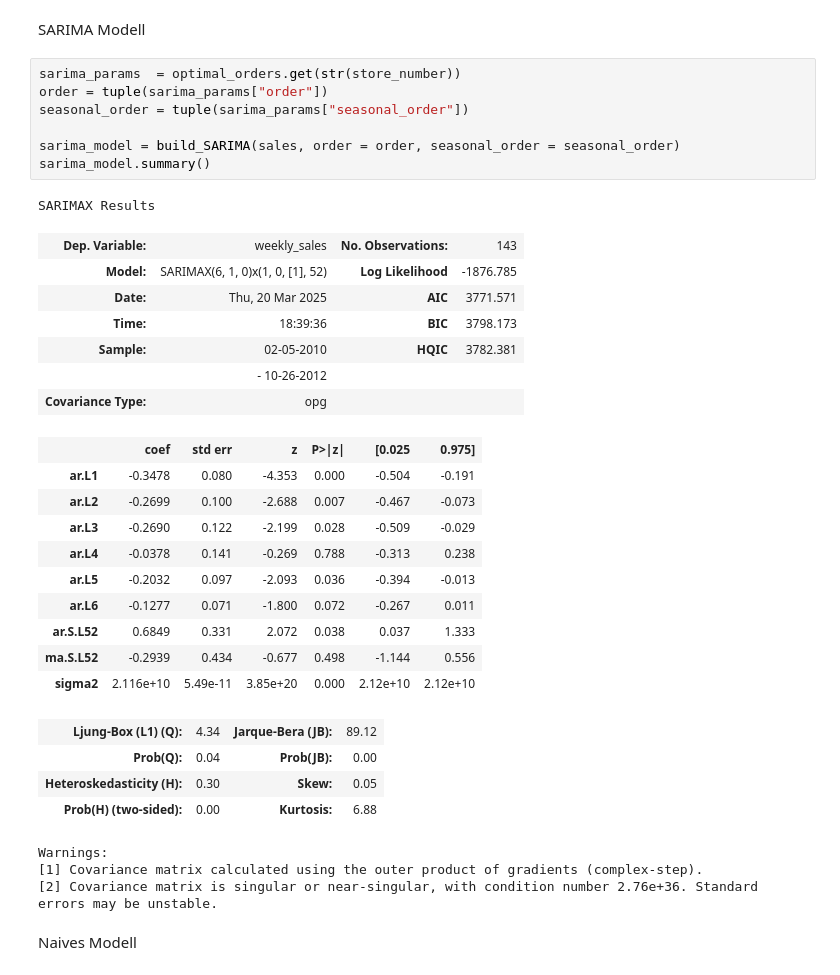
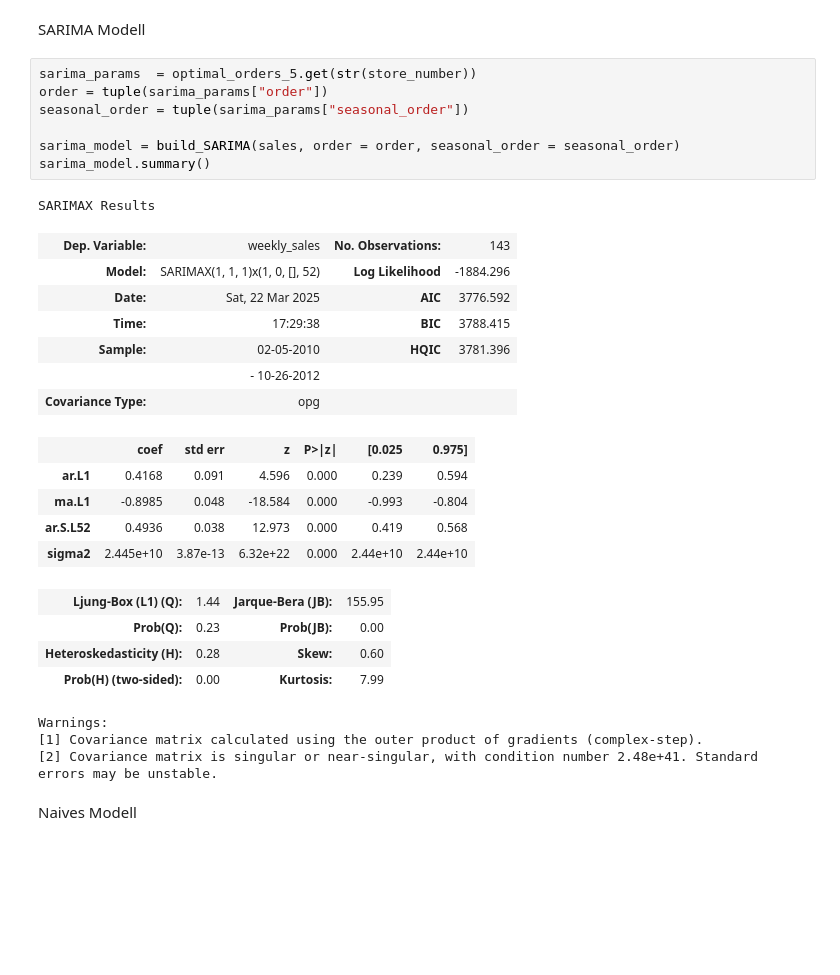
Before and after one commit to netalivo/Bachelor, a Jupyter notebook: main_single_store.ipynb, the cells around one changed output. Drawn from its saved outputs; the diff is of its cells as text; blank space fills up the shorter version.

```diff
--- a/main_single_store.ipynb
+++ b/main_single_store.ipynb
@@ -57,38 +56,33 @@ Seasonal
 # %% [markdown]
 SARIMA Modell
 # %%
-sarima_params  = optimal_orders.get(str(store_number))
+sarima_params  = optimal_orders_5.get(str(store_number))
 order = tuple(sarima_params["order"])
 seasonal_order = tuple(sarima_params["seasonal_order"])
 
 sarima_model = build_SARIMA(sales, order = order, seasonal_order = seasonal_order)
 sarima_model.summary()
 # %% [output]
 SARIMAX Results
 | Dep. Variable: | weekly_sales | No. Observations: | 143 |
-| Model: | SARIMAX(6, 1, 0)x(1, 0, [1], 52) | Log Likelihood | -1876.785 |
-| Date: | Thu, 20 Mar 2025 | AIC | 3771.571 |
-| Time: | 18:39:36 | BIC | 3798.173 |
-| Sample: | 02-05-2010 | HQIC | 3782.381 |
+| Model: | SARIMAX(1, 1, 1)x(1, 0, [], 52) | Log Likelihood | -1884.296 |
+| Date: | Sat, 22 Mar 2025 | AIC | 3776.592 |
+| Time: | 17:29:38 | BIC | 3788.415 |
+| Sample: | 02-05-2010 | HQIC | 3781.396 |
 |  | - 10-26-2012 |  |  |
 | Covariance Type: | opg |  |  |
 |  | coef | std err | z | P>|z| | [0.025 | 0.975] |
-| ar.L1 | -0.3478 | 0.080 | -4.353 | 0.000 | -0.504 | -0.191 |
-| ar.L2 | -0.2699 | 0.100 | -2.688 | 0.007 | -0.467 | -0.073 |
-| ar.L3 | -0.2690 | 0.122 | -2.199 | 0.028 | -0.509 | -0.029 |
-| ar.L4 | -0.0378 | 0.141 | -0.269 | 0.788 | -0.313 | 0.238 |
-| ar.L5 | -0.2032 | 0.097 | -2.093 | 0.036 | -0.394 | -0.013 |
-| ar.L6 | -0.1277 | 0.071 | -1.800 | 0.072 | -0.267 | 0.011 |
-| ar.S.L52 | 0.6849 | 0.331 | 2.072 | 0.038 | 0.037 | 1.333 |
-| ma.S.L52 | -0.2939 | 0.434 | -0.677 | 0.498 | -1.144 | 0.556 |
-| sigma2 | 2.116e+10 | 5.49e-11 | 3.85e+20 | 0.000 | 2.12e+10 | 2.12e+10 |
+| ar.L1 | 0.4168 | 0.091 | 4.596 | 0.000 | 0.239 | 0.594 |
+| ma.L1 | -0.8985 | 0.048 | -18.584 | 0.000 | -0.993 | -0.804 |
+| ar.S.L52 | 0.4936 | 0.038 | 12.973 | 0.000 | 0.419 | 0.568 |
+| sigma2 | 2.445e+10 | 3.87e-13 | 6.32e+22 | 0.000 | 2.44e+10 | 2.44e+10 |
-| Ljung-Box (L1) (Q): | 4.34 | Jarque-Bera (JB): | 89.12 |
-| Prob(Q): | 0.04 | Prob(JB): | 0.00 |
-| Heteroskedasticity (H): | 0.30 | Skew: | 0.05 |
-| Prob(H) (two-sided): | 0.00 | Kurtosis: | 6.88 |
+| Ljung-Box (L1) (Q): | 1.44 | Jarque-Bera (JB): | 155.95 |
+| Prob(Q): | 0.23 | Prob(JB): | 0.00 |
+| Heteroskedasticity (H): | 0.28 | Skew: | 0.60 |
+| Prob(H) (two-sided): | 0.00 | Kurtosis: | 7.99 |
 Warnings:
 [1] Covariance matrix calculated using the outer product of gradients (complex-step).
-[2] Covariance matrix is singular or near-singular, with condition number 2.76e+36. Standard errors may be unstable.
+[2] Covariance matrix is singular or near-singular, with condition number 2.48e+41. Standard errors may be unstable.
 # %% [markdown]
 Naives Modell
 # %%
```
Also changed, not shown: parts of 6 cells of this notebook, 2 other files.
